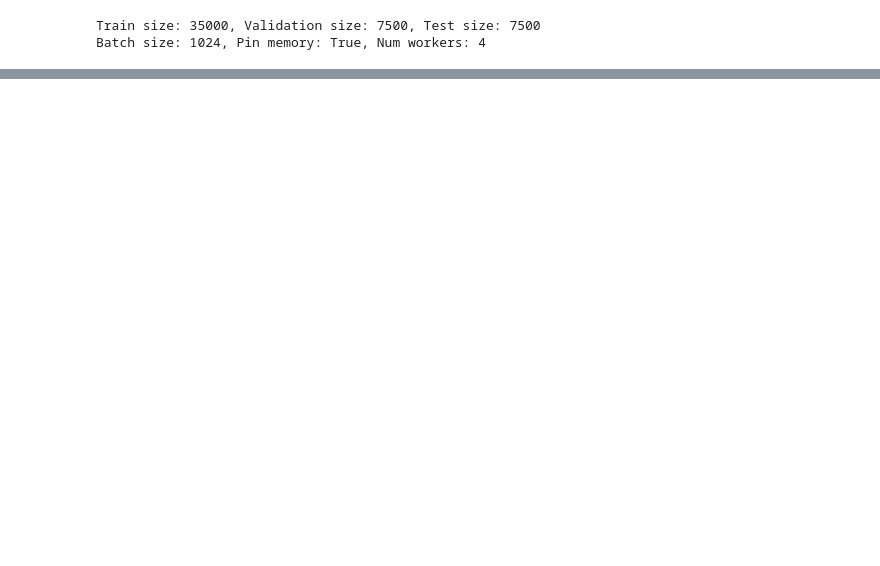
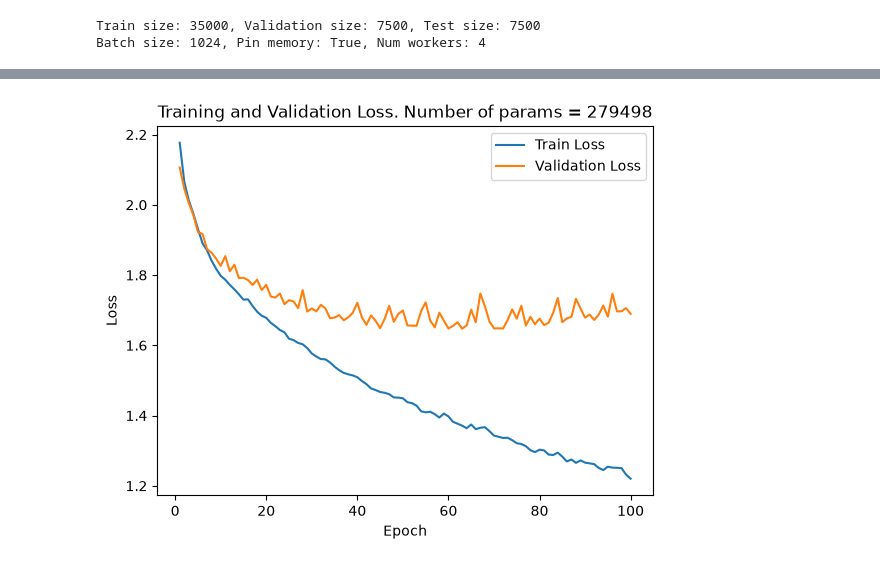
Before and after one commit to rafarillo/MAC5921, a Jupyter notebook: tarefa1.ipynb, the cells around one changed output, grey strips where cells are left out. Cells and saved outputs as stored; diff of their text form; code cells hidden in the pictures; blank space fills up the shorter version.

```diff
--- a/tarefa1.ipynb
+++ b/tarefa1.ipynb
@@ -358,0 +364,4 @@ RuntimeError: mat1 and mat2 shapes cannot be multiplied (1024x1024 and 3072x256)
+# %%
+PlotLoss(history, val_history, modelCIFAR)
+# %% [output]
+[figure, added]
```
Also changed, not shown: parts of 38 cells of this notebook, 1 other file.
